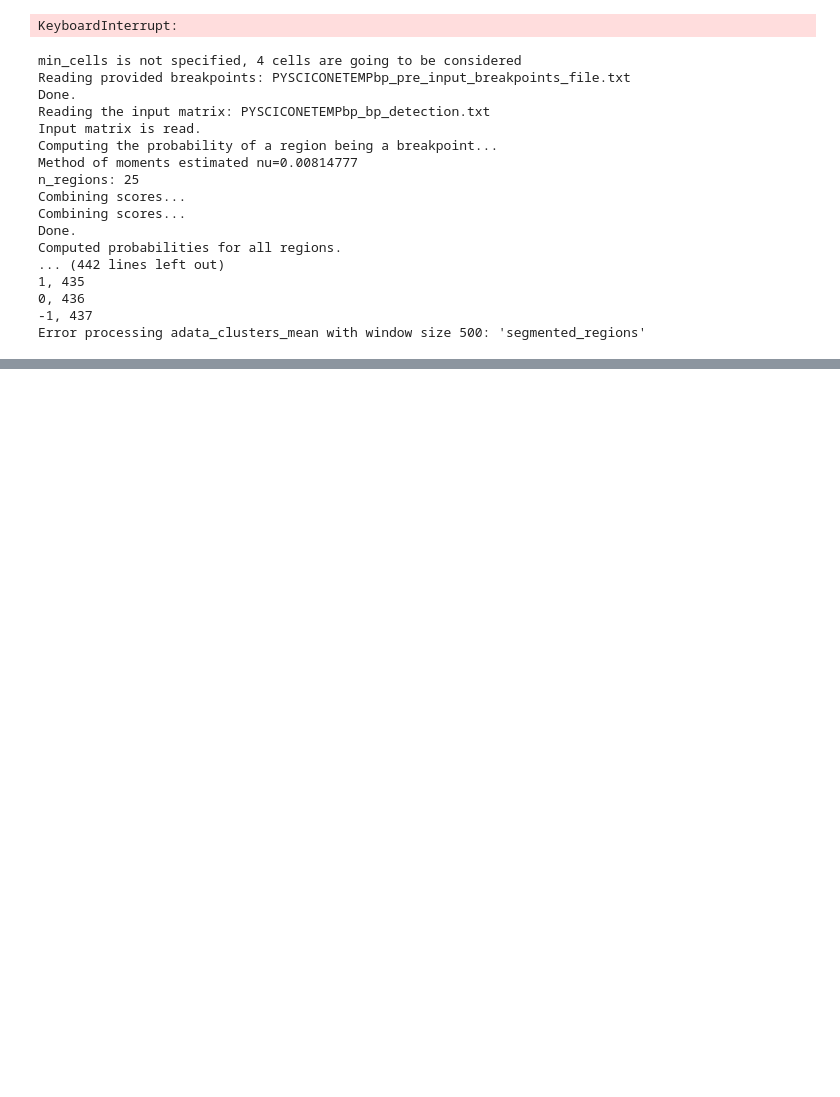
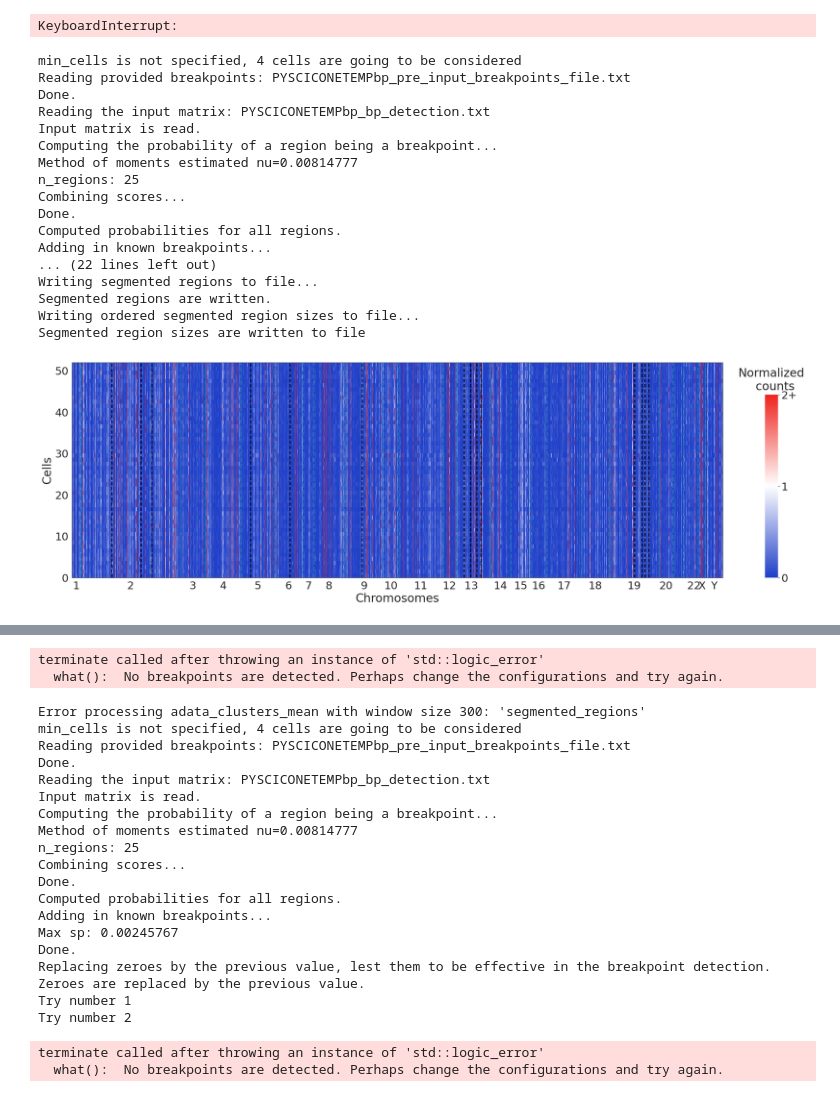
Before and after one commit to andress1002/SCICoNE_lab, a Jupyter notebook: rna_imp/results.ipynb, the cells around one changed output, grey strips where cells are left out. Drawn from its saved outputs; the diff is of its cells as text; code cells hidden in the pictures; blank space fills up the shorter version.

```diff
--- a/rna_imp/results.ipynb
+++ b/rna_imp/results.ipynb
@@ -390,49 +390,50 @@ KeyboardInterrupt:
 # %%
 
 cluster_file = 'adata_clusters_mean'
 window_size = 500
-#for window_size in range(200, 800, 100):
-try:
-    adata = anndata.read_h5ad(f'{adatas_path}/{cluster_file}.h5ad')
-    data = adata.X
-    # Run SCICoNE analysis
-    matrix_plot_filename = f"{temporary_outpath}/matrix_plot_{cluster_file}_{window_size}.png"
-    bps = sci.detect_breakpoints(data=data, window_size=window_size, threshold=3, input_breakpoints=chromosome_stops_list)
-    #breakpoints_data[cluster_file].append((window_size, len(bps['segmented_regions'])))
-    scicone.plotting.plot_matrix(data, bps = bps['segmented_regions'],
-                                        chr_stops_dict=chromosome_stops,
-                                        cbar_title='Normalized\n  counts', vmax=2, cluster=False)
-    plt.savefig(matrix_plot_filename, dpi=300, bbox_inches='tight')
-    plt.close()
+for window_size in range(200, 800, 100):
+    try:
+        adata = anndata.read_h5ad(f'{adatas_path}/{cluster_file}.h5ad')
+        data = adata.X
+        # Run SCICoNE analysis
+        matrix_plot_filename = f"{temporary_outpath}/matrix_plot_{cluster_file}_{window_size}.png"
+        bps = sci.detect_breakpoints(data=data, window_size=window_size, threshold=3, input_breakpoints=chromosome_stops_list)
+        #breakpoints_data[cluster_file].append((window_size, len(bps['segmented_regions'])))
+        scicone.plotting.plot_matrix(data, bps = bps['segmented_regions'],
+                                            chr_stops_dict=chromosome_stops,
+                                            cbar_title='Normalized\n  counts', vmax=2, cluster=False)
+        plt.savefig(matrix_plot_filename, dpi=300, bbox_inches='tight')
+        plt.close()
 
-    #Learn and save the tree plot
+        #Learn and save the tree plot
 
-    inferred_tree = sci.learn_tree(data, bps["segmented_region_sizes"], n_reps = 4, seed = seed, max_tries = 1)
-    inferred_tree.plot_tree(gene_labels=True, node_labels=True, node_sizes=True, event_fontsize=8, nodesize_fontsize=10)
+        inferred_tree = sci.learn_tree(data, bps["segmented_region_sizes"], n_reps = 4, seed = seed, max_tries = 1)
+        inferred_tree.plot_tree(gene_labels=True, node_labels=True, node_sizes=True, event_fontsize=8, nodesize_fontsize=10)
 
-    tree_plot_filename = f"{temporary_outpath}/tree_plot_{cluster_file}_{window_size}.png"
-    #Render the tree plot using graphviz's render method
+        tree_plot_filename = f"{temporary_outpath}/tree_plot_{cluster_file}_{window_size}.png"
+        #Render the tree plot using graphviz's render method
 
-    inferred_tree.render(tree_plot_filename, format='png', dpi = 600, cleanup=True)
-    print(f"Tree plot saved to {tree_plot_filename}.png")
+        inferred_tree.render(tree_plot_filename, format='png', dpi = 600, cleanup=True)
+        print(f"Tree plot saved to {tree_plot_filename}.png")
 
-except Exception as e:
-    print(f"Error processing {cluster_file} with window size {window_size}: {e}")
+    except Exception as e:
+        print(f"Error processing {cluster_file} with window size {window_size}: {e}")
 # %% [output]
 min_cells is not specified, 4 cells are going to be considered
 Reading provided breakpoints: PYSCICONETEMPbp_pre_input_breakpoints_file.txt
 Done.
 Reading the input matrix: PYSCICONETEMPbp_bp_detection.txt
 Input matrix is read.
 Computing the probability of a region being a breakpoint...
 Method of moments estimated nu=0.00814777
 n_regions: 25
 Combining scores...
-Combining scores...
 Done.
 Computed probabilities for all regions.
-... (442 lines left out)
-1, 435
-0, 436
--1, 437
-Error processing adata_clusters_mean with window size 500: 'segmented_regions'
+Adding in known breakpoints...
+... (22 lines left out)
+Writing segmented regions to file...
+Segmented regions are written.
+Writing ordered segmented region sizes to file...
+Segmented region sizes are written to file
+[figure, added]
@@ -455,0 +457,23 @@ allocated by thread T0 here:
+terminate called after throwing an instance of 'std::logic_error'
+  what():  No breakpoints are detected. Perhaps change the configurations and try again.
+Error processing adata_clusters_mean with window size 300: 'segmented_regions'
+min_cells is not specified, 4 cells are going to be considered
+Reading provided breakpoints: PYSCICONETEMPbp_pre_input_breakpoints_file.txt
+Done.
+Reading the input matrix: PYSCICONETEMPbp_bp_detection.txt
+Input matrix is read.
+Computing the probability of a region being a breakpoint...
+Method of moments estimated nu=0.00814777
+n_regions: 25
+Combining scores...
+Done.
+Computed probabilities for all regions.
+Adding in known breakpoints...
+Max sp: 0.00245767
+Done.
+Replacing zeroes by the previous value, lest them to be effective in the breakpoint detection.
+Zeroes are replaced by the previous value.
+Try number 1
+Try number 2
+terminate called after throwing an instance of 'std::logic_error'
+  what():  No breakpoints are detected. Perhaps change the configurations and try again.
```
Also changed, not shown: parts of 1 cell of this notebook.
